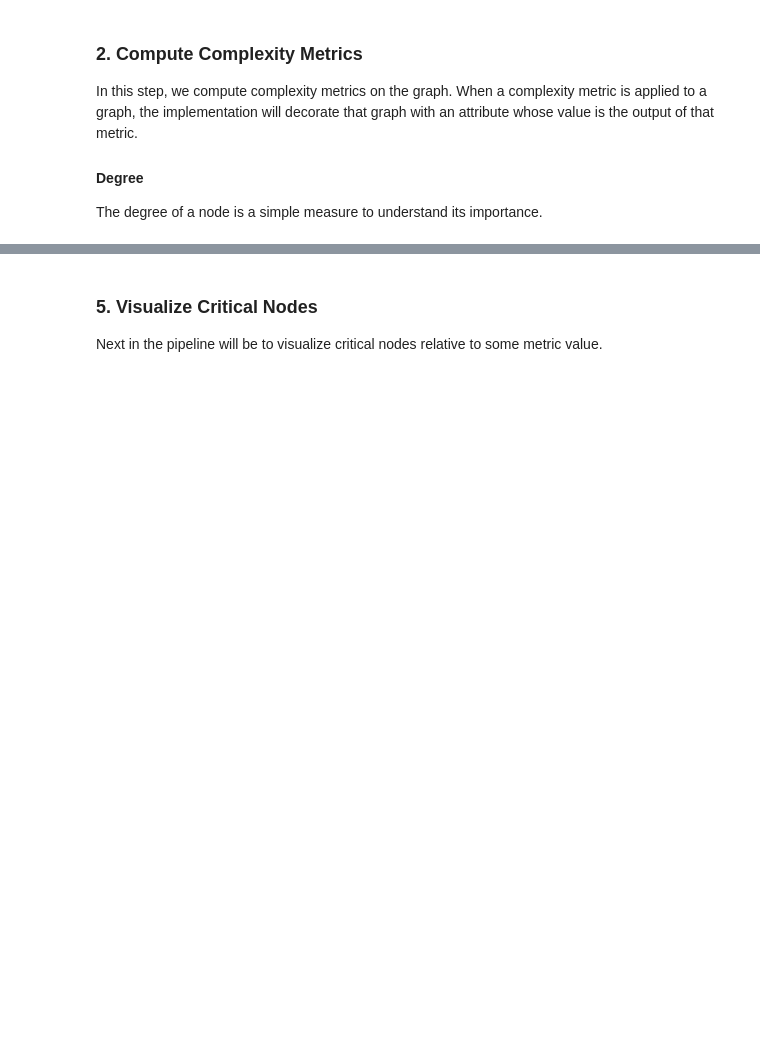
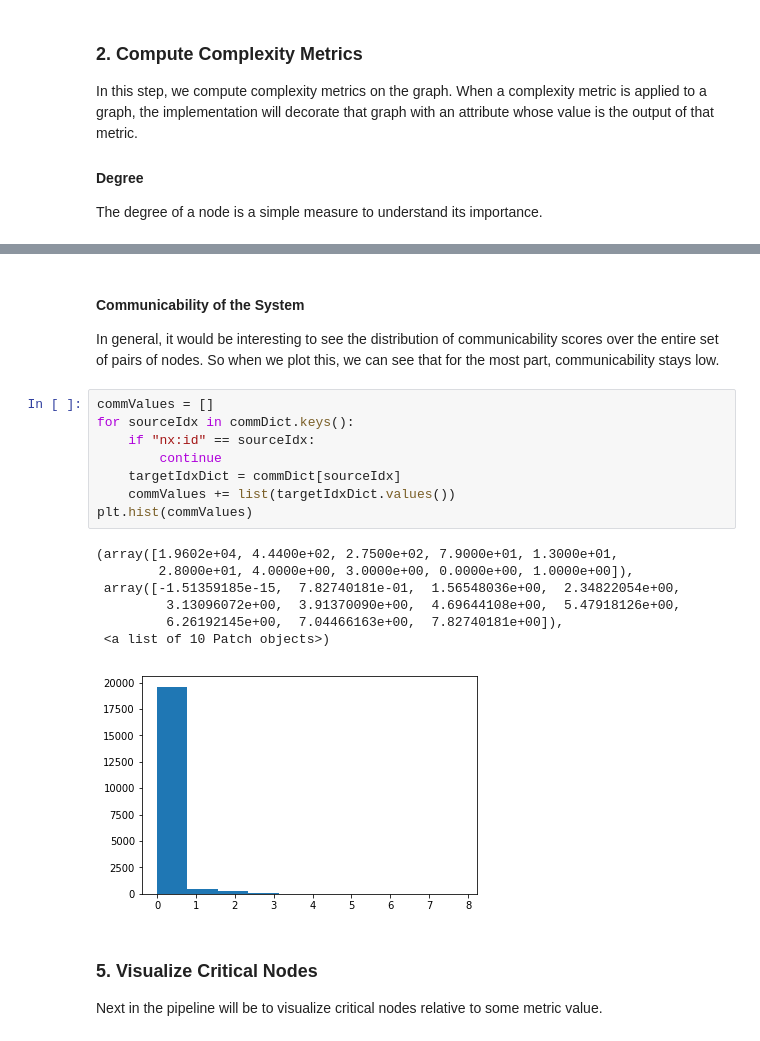
Before and after one commit to ITI/cptl-models, a Jupyter notebook: doc/CyberComplexity.ipynb, the cells around one changed output, grey strips where cells are left out. Drawn from its saved outputs; the diff is of its cells as text; blank space fills up the shorter version.

```diff
--- a/doc/CyberComplexity.ipynb
+++ b/doc/CyberComplexity.ipynb
@@ -82,3 +302,22 @@ From looking at the diagram above:
+# %% [markdown]
+#### Communicability of the System
+In general, it would be interesting to see the distribution of communicability scores over the entire set of pairs of nodes.  So when we plot this, we can see that for the most part, communicability stays low.
+# %%
+commValues = []
+for sourceIdx in commDict.keys():
+    if "nx:id" == sourceIdx:
+        continue
+    targetIdxDict = commDict[sourceIdx]
+    commValues += list(targetIdxDict.values())
+plt.hist(commValues)
+# %% [output]
+(array([1.9602e+04, 4.4400e+02, 2.7500e+02, 7.9000e+01, 1.3000e+01,
+        2.8000e+01, 4.0000e+00, 3.0000e+00, 0.0000e+00, 1.0000e+00]),
+ array([-1.51359185e-15,  7.82740181e-01,  1.56548036e+00,  2.34822054e+00,
+         3.13096072e+00,  3.91370090e+00,  4.69644108e+00,  5.47918126e+00,
+         6.26192145e+00,  7.04466163e+00,  7.82740181e+00]),
+ <a list of 10 Patch objects>)
+[figure, added]
 # %% [markdown]
 ### 5.  Visualize Critical Nodes
 Next in the pipeline will be to visualize critical nodes relative to some metric value.
```
Also changed, not shown: parts of 30 cells of this notebook, 2 other files.
